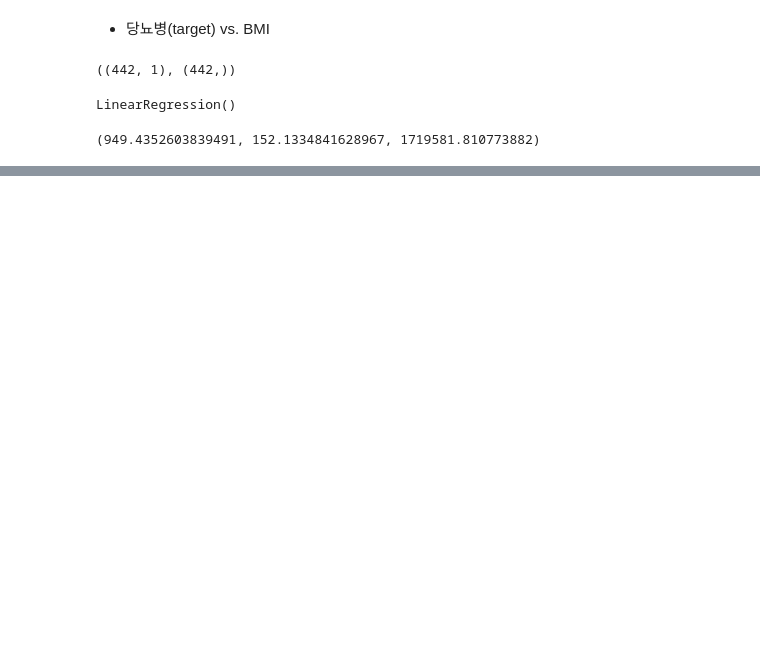
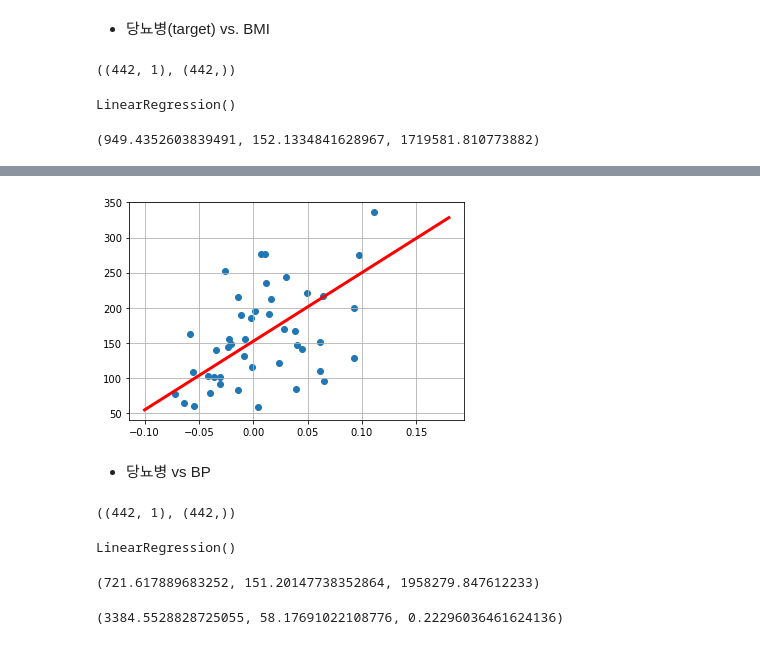
Before and after one commit to youngin0221/Machine-Learning-2021-2, a Jupyter notebook: 03.Regression/02_당뇨병.ipynb, the cells around one changed output, grey strips where cells are left out. Saved outputs shown, nothing was run; the diff lists cells and outputs as text; code cells hidden in the pictures; blank space fills up the shorter version.

```diff
--- a/03.Regression/02_당뇨병.ipynb
+++ b/03.Regression/02_당뇨병.ipynb
@@ -54,0 +105,15 @@ weight[0], bias, rss
+# %%
+plt.scatter(X_test, y_test)
+plt.plot([-0.1, 0.18],[-0.1*w+b, 0.18*w+b], 'r', lw=3)
+plt.grid()
+plt.show()
+# %% [output]
+[figure, added]
+# %% [markdown]
+- 당뇨병 vs BP
+# %%
+X = df.bp.values.reshape(-1,1)
+y = diabetes.target
+X.shape, y.shape
+# %% [output]
+((442, 1), (442,))
@@ -54,0 +124,5 @@ weight[0], bias, rss
+# %%
+lr = LinearRegression()
+lr.fit(X_train, y_train)
+# %% [output]
+LinearRegression()
@@ -54,0 +131,13 @@ weight[0], bias, rss
+# %%
+w, b = lr.coef_[0], lr.intercept_
+rss = lr._residues
+w, b, rss
+# %% [output]
+(721.617889683252, 151.20147738352864, 1958279.847612233)
+# %%
+mse = mean_squared_error(y_test, pred)
+rmse = np.sqrt(mse)
+r2 = r2_score(y_test, pred)
+mse, rmse, r2
+# %% [output]
+(3384.5528828725055, 58.17691022108776, 0.22296036461624136)
```
Also changed, not shown: parts of 21 cells of this notebook, 2 other files.
